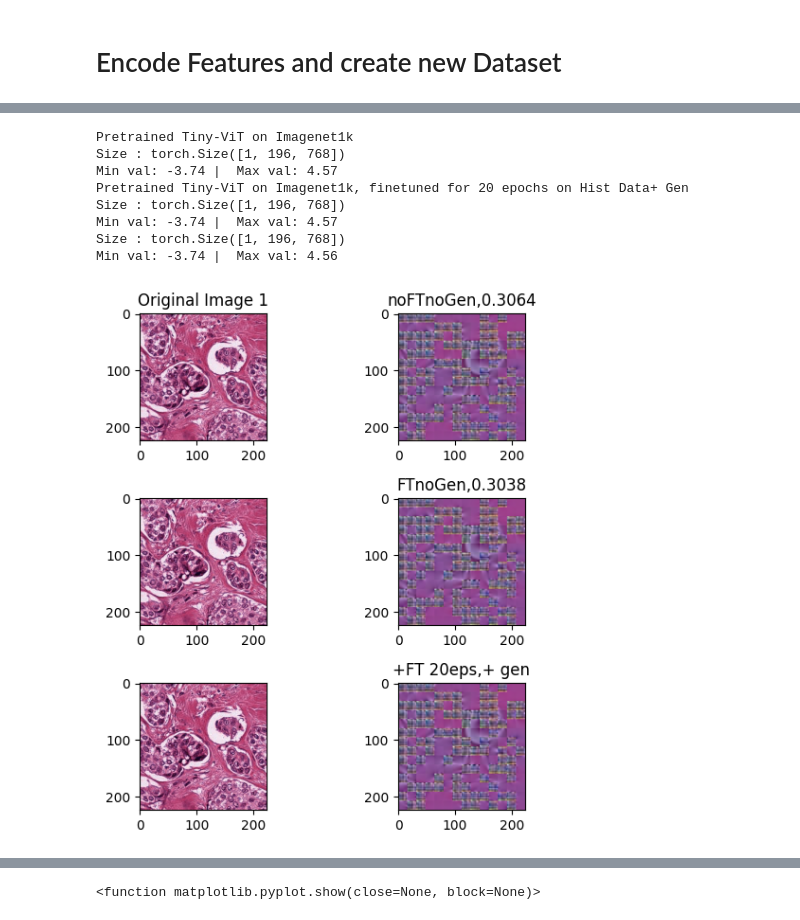
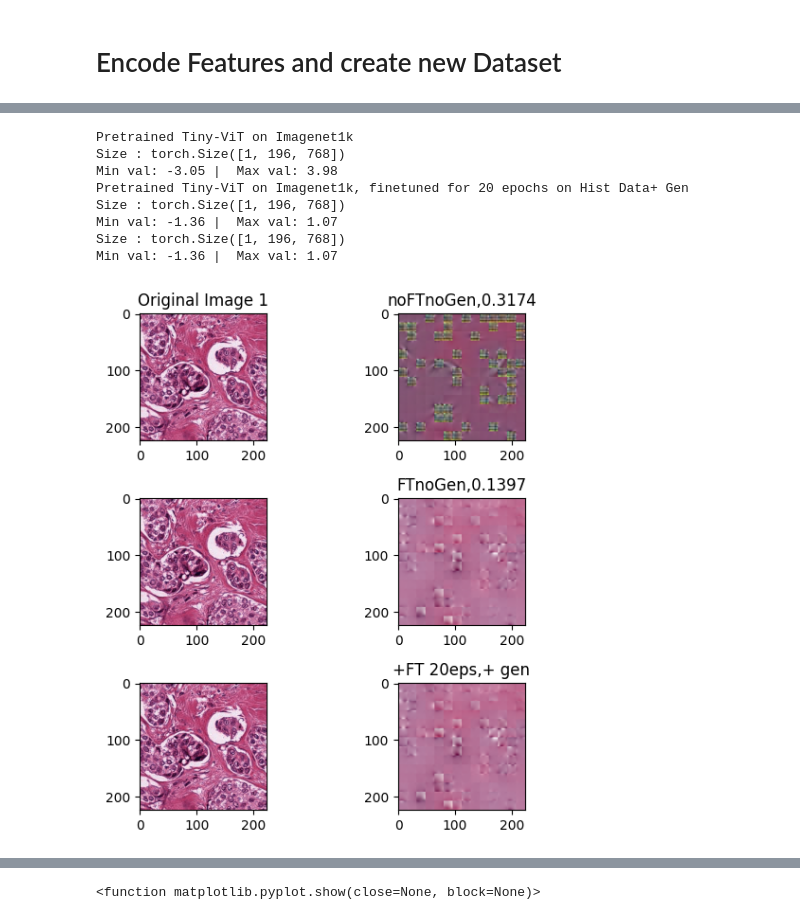
Before and after one commit to SeibelT/multimodal_survival_prediction, a Jupyter notebook: Encoding_Explained.ipynb, the cells around one changed output, grey strips where cells are left out. Saved outputs shown, nothing was run; the diff lists cells and outputs as text; code cells hidden in the pictures.

Commit message:
Bugfix, load model checkpoints with torch now

```diff
--- a/Encoding_Explained.ipynb
+++ b/Encoding_Explained.ipynb
@@ -518,11 +491,12 @@ df_genomics = pd.read_csv(f_trainset)
 mycheckpnt = "/nodes/bevog/work4/seibel/data/testing/lightning_logs/o8svd1da/checkpoints/epoch=19-step=36180.ckpt"
 encode_genm2 = False
 model2 =  SupViTSurv(lr=0.01,nbins=4,alpha=0.1,ckpt_path=ckpt_path,ffcv=False,encode_gen=encode_genm2)
-model2.load_from_checkpoint(mycheckpnt)
-
+#model2.load_from_checkpoint(mycheckpnt)
+model2.load_state_dict(torch.load(mycheckpnt)["state_dict"])
 #with genomics
 mycheckpnt = "/nodes/bevog/work4/seibel/data/testing/lightning_logs/o8svd1da/checkpoints/epoch=19-step=36180.ckpt"
 encode_genm3 = True
 model3 =  SupViTSurv(lr=0.01,nbins=4,alpha=0.1,ckpt_path=ckpt_path,ffcv=False,encode_gen=encode_genm3)
-model3.load_from_checkpoint(mycheckpnt)
+#model3.load_from_checkpoint(mycheckpnt)
+model3.load_state_dict(torch.load(mycheckpnt)["state_dict"])
 # %% [output]
@@ -563,9 +521,9 @@ def plotter(mod,batch,mask_ratio,ids_shuffle,encode_gen=False):
 
 
 
-    #output = torch.clamp(output,-0.5,1)
-    mu = torch.amin(output,(1,2)) #output.min(dim=(0,2))
-    sig = torch.amax(output,(1,2))- mu   #output.max(dim=(0,2)) - mu
+    #output = torch.clamp(output,-1,1)
+    mu = output.min()#torch.amin(output,(1,2)) #output.min(dim=(0,2))
+    sig = output.max() - mu #torch.amax(output,(1,2))- mu   #output.max(dim=(0,2)) - mu
     backtransform =  transforms.Compose([transforms.Normalize(mean=mu,std=sig),
                                         transforms.ToPILImage()
                                     ]
@@ -575,7 +533,7 @@ def plotter(mod,batch,mask_ratio,ids_shuffle,encode_gen=False):
     return backtransform(output),featurevec,loss,output
 # %%
 i = 1
-mask_ratio=0.5
+mask_ratio=0.75
 tile = transform(Image.open(tilepaths[i])).unsqueeze(0) #x
 coordinate = coords[i] # coords
 
@@ -587,34 +545,34 @@ batch = [tile,gen_empty,coordinate]
 batch_w_gen = [tile,gen_vec,coordinate]
 
 
 #seed
 noise = torch.rand(1, 14*14)  # noise in [0, 1]
 ids_shuffle = torch.argsort(noise, dim=1)
 print("Pretrained Tiny-ViT on Imagenet1k ")
 m1_out,out_mean1,loss1,_ = plotter(mod=model,batch=batch,mask_ratio=mask_ratio,ids_shuffle=ids_shuffle)
 print("Pretrained Tiny-ViT on Imagenet1k, finetuned for 20 epochs on Hist Data+ Gen")
 m2_out,out_mean2,loss2,_ = plotter(mod=model2,batch=batch,mask_ratio=mask_ratio,ids_shuffle=ids_shuffle)
 m3_out,out_mean3,loss3,_ = plotter(mod=model3,batch=batch_w_gen,mask_ratio=mask_ratio,encode_gen=True,ids_shuffle=ids_shuffle)
 
 fig, ax = plt.subplots(3,2,figsize=(6,6))
 ax[0,0].imshow(Image.open(tilepaths[i]))
 ax[0,1].imshow(m1_out)
 ax[1,0].imshow(Image.open(tilepaths[i]))
 ax[1,1].imshow(m2_out)
 ax[2,0].imshow(Image.open(tilepaths[i]))
 ax[2,1].imshow(m3_out)
 ax[0,0].set_title(f"Original Image {i}")
 ax[0,1].set_title(f"noFTnoGen,{round(loss1[0].item(),4)}")
 ax[1,1].set_title(f"FTnoGen,{round(loss2[0].item(),4)}")
 ax[2,1].set_title(f"+FT 20eps,+ gen")
 fig.tight_layout()
 # %% [output]
 Pretrained Tiny-ViT on Imagenet1k
 Size : torch.Size([1, 196, 768])
-Min val: -3.74 |  Max val: 4.57
+Min val: -3.05 |  Max val: 3.98
 Pretrained Tiny-ViT on Imagenet1k, finetuned for 20 epochs on Hist Data+ Gen
 Size : torch.Size([1, 196, 768])
-Min val: -3.74 |  Max val: 4.57
+Min val: -1.36 |  Max val: 1.07
 Size : torch.Size([1, 196, 768])
-Min val: -3.74 |  Max val: 4.56
+Min val: -1.36 |  Max val: 1.07
-[figure, old version]
+[figure, new version]
```
Also changed, not shown: parts of 26 cells of this notebook, 9 other files.
